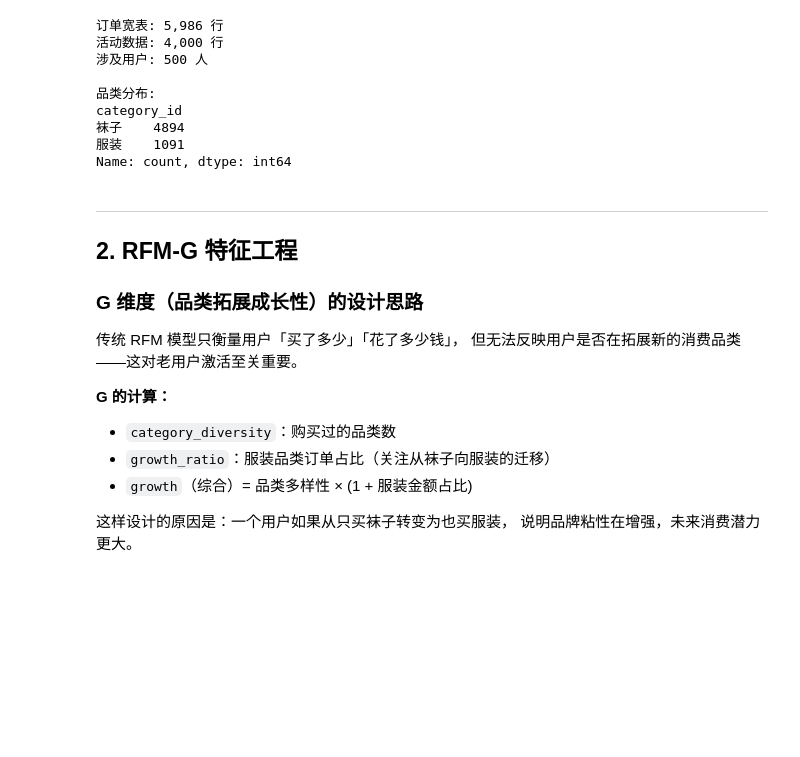
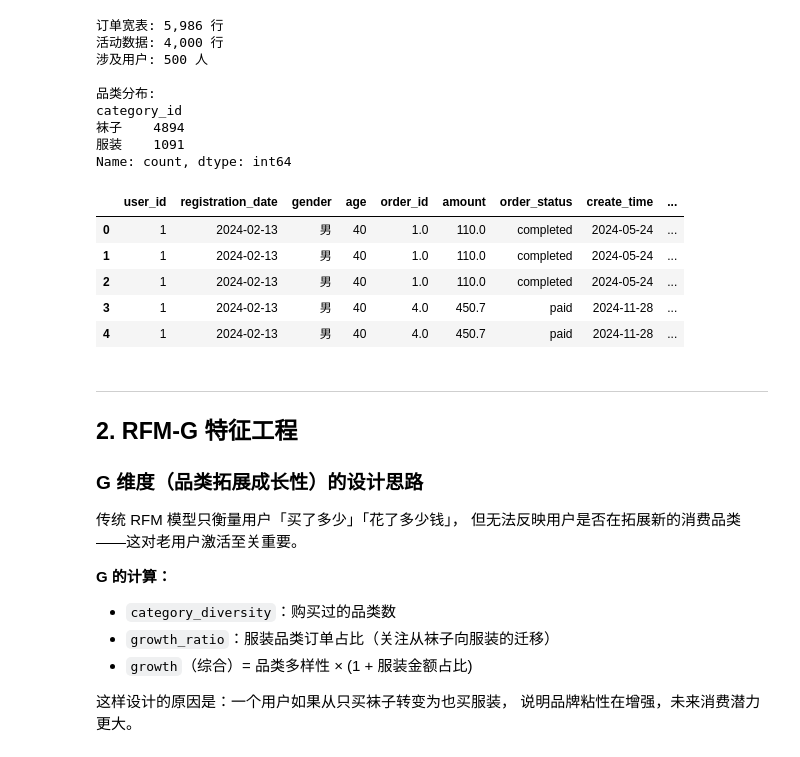
Before and after one commit to maheyun/jianli, a Jupyter notebook: 项目二：老用户激活与价值提升/analysis.ipynb, the cells around one changed output. Drawn from its saved outputs; the diff is of its cells as text; code cells hidden in the pictures; blank space fills up the shorter version.

```diff
--- a/项目二：老用户激活与价值提升/analysis.ipynb
+++ b/项目二：老用户激活与价值提升/analysis.ipynb
@@ -241,6 +241,15 @@ category_id
 袜子    4894
 服装    1091
 Name: count, dtype: int64
+# %%
+df_full.head()
+# %% [output]
+|  | user_id | registration_date | gender | age | order_id | amount | order_status | create_time | ... |
+| 0 | 1 | 2024-02-13 | 男 | 40 | 1.0 | 110.0 | completed | 2024-05-24 | ... |
+| 1 | 1 | 2024-02-13 | 男 | 40 | 1.0 | 110.0 | completed | 2024-05-24 | ... |
+| 2 | 1 | 2024-02-13 | 男 | 40 | 1.0 | 110.0 | completed | 2024-05-24 | ... |
+| 3 | 1 | 2024-02-13 | 男 | 40 | 4.0 | 450.7 | paid | 2024-11-28 | ... |
+| 4 | 1 | 2024-02-13 | 男 | 40 | 4.0 | 450.7 | paid | 2024-11-28 | ... |
 # %% [markdown]
 ---
 ## 2. RFM-G 特征工程
```
Also changed, not shown: parts of 7 cells of this notebook, 6 other files.
